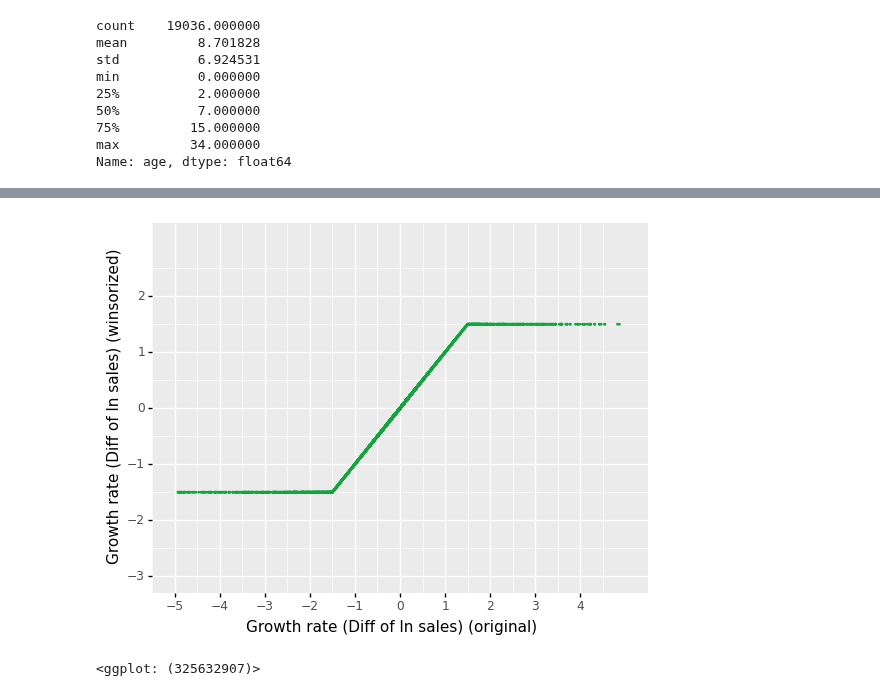
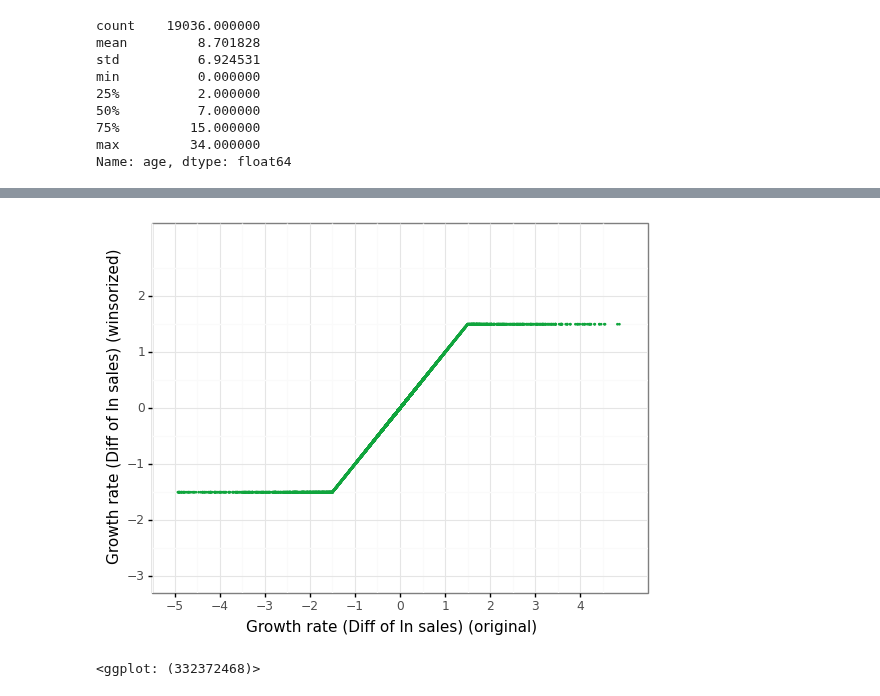
Before and after one commit to gabors-data-analysis/da_case_studies, a Jupyter notebook: ch17-predicting-firm-exit/ch17-firm-exit-data-prep.ipynb, the cells around one changed output, grey strips where cells are left out. Cells and saved outputs as stored; diff of their text form; code cells hidden in the pictures.

```diff
--- a/ch17-predicting-firm-exit/ch17-firm-exit-data-prep.ipynb
+++ b/ch17-predicting-firm-exit/ch17-firm-exit-data-prep.ipynb
@@ -398,11 +410,12 @@ ggplot(data, aes(x = 'd1_sales_mil_log', y = 'default')) + geom_point(
 # %%
 ggplot(data, aes(x = 'd1_sales_mil_log', y = 'd1_sales_mil_log_mod')) + geom_point(
     size = 0.1, color = color[1]) + labs(
     x='Growth rate (Diff of ln sales) (original)', y='Growth rate (Diff of ln sales) (winsorized)'
 ) + scale_x_continuous(limits=(-5, 5), breaks = seq(-5, 5, by = 1)
-) + scale_y_continuous(limits=(-3, 3), breaks = seq(-3, 3, by = 1))
+) + scale_y_continuous(limits=(-3, 3), breaks = seq(-3, 3, by = 1)
+) + theme_bw()
 # %% [output]
-[figure, old version]
+[figure, new version]
-<ggplot: (325632907)>
+<ggplot: (332372468)>
 # %%
 data.to_csv(data_out+'bisnode_firms_clean.csv',index=False)
```
Also changed, not shown: parts of 6 cells of this notebook, 1 other file.
